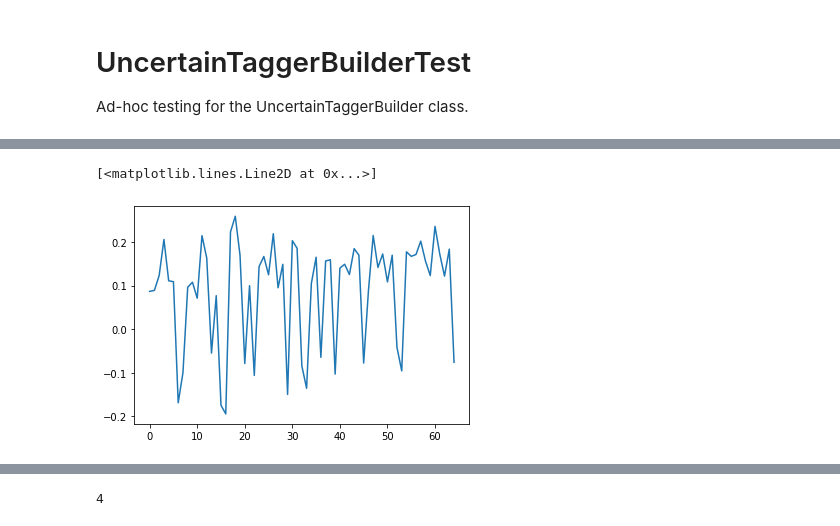
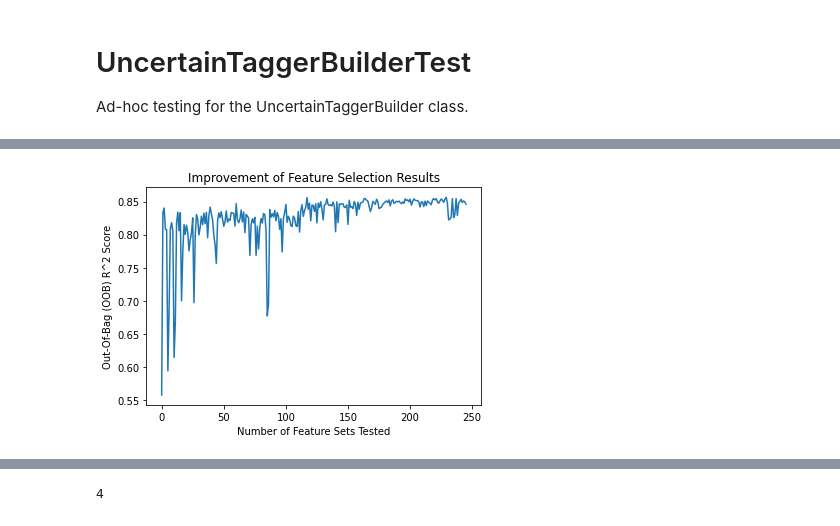
Before and after one commit to petervdonovan/CitationParser, a Jupyter notebook: UncertainTaggerBuilderTest.ipynb, the cells around one changed output, grey strips where cells are left out. Drawn from its saved outputs; the diff is of its cells as text; code cells hidden in the pictures.

Commit message:
showing signs of iterative improvement with small dataset

```diff
--- a/UncertainTaggerBuilderTest.ipynb
+++ b/UncertainTaggerBuilderTest.ipynb
@@ -96,6 +153,8 @@ Max OOB: 0.25930540959688486
 KeyboardInterrupt:
-# %%
-plt.plot(utb.scores)
-# %% [output]
-[<matplotlib.lines.Line2D at 0x...>]
-[figure, removed]
+# %%
+plt.xlabel('Number of Feature Sets Tested')
+plt.ylabel('Out-Of-Bag (OOB) R^2 Score')
+plt.title('Improvement of Feature Selection Results')
+plt.plot(utb.scores);
+# %% [output]
+[figure, added]
```
Also changed, not shown: parts of 34 cells of this notebook, 1 other file.
